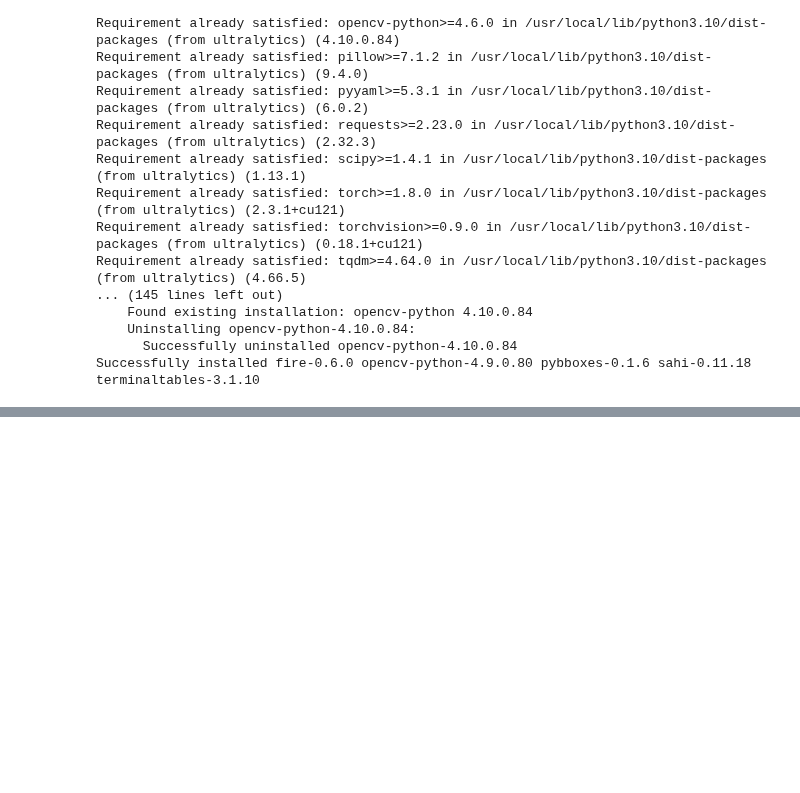
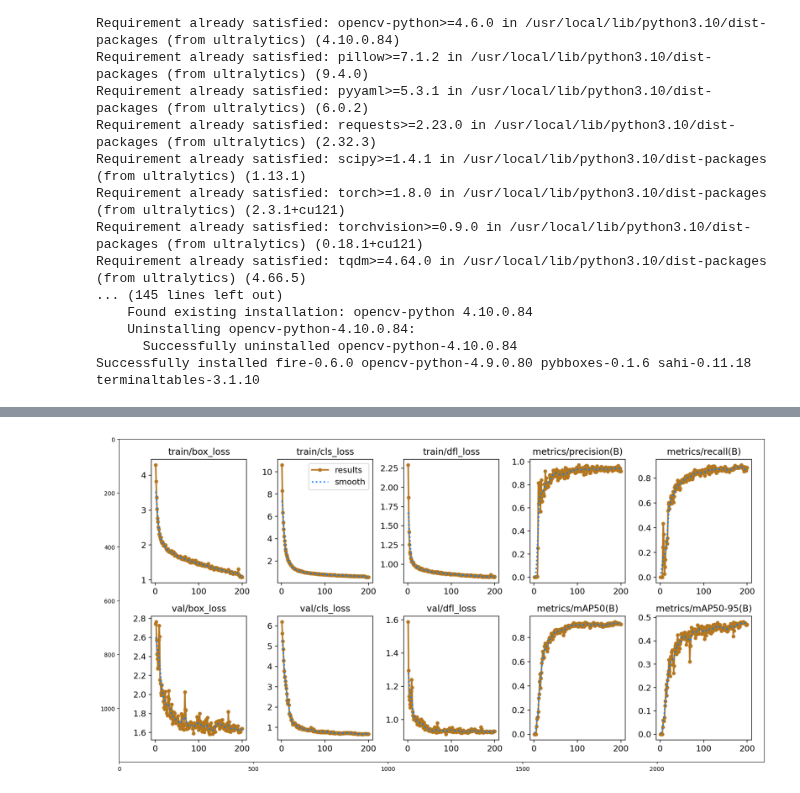
Before and after one commit to Mr-Kondo/_Inbox, a Jupyter notebook: PCB_defect.ipynb, the cells around one changed output, grey strips where cells are left out. Drawn from its saved outputs; the diff is of its cells as text; code cells hidden in the pictures; blank space fills up the shorter version.

```diff
--- a/PCB_defect.ipynb
+++ b/PCB_defect.ipynb
@@ -35,0 +52,2 @@ Mounted at /content/drive
+# %%
+model = YOLO('yolov8n.pt')
@@ -35,0 +56,2 @@ Mounted at /content/drive
+# %%
+results = model.train(data='./data.yaml', batch=-1, epochs=200, device=0)
@@ -57,0 +103,12 @@ Results saved to runs/detect/train4
+# %%
+import os
+import cv2
+import matplotlib.pyplot as plt
+training_save_dir = './' + str(results.save_dir)
+
+plt.figure(figsize=(20, 10))
+img = cv2.imread(os.path.join(training_save_dir, 'results.png'))
+plt.imshow(img)
+plt.show()
+# %% [output]
+[figure, added]
```
Also changed, not shown: parts of 15 cells of this notebook.
